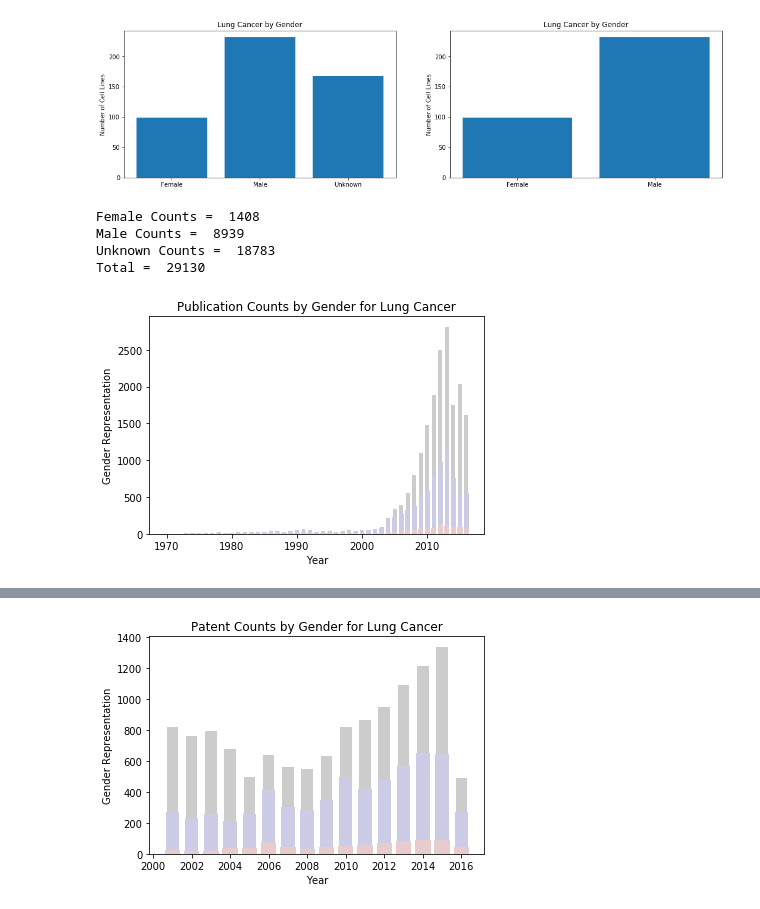
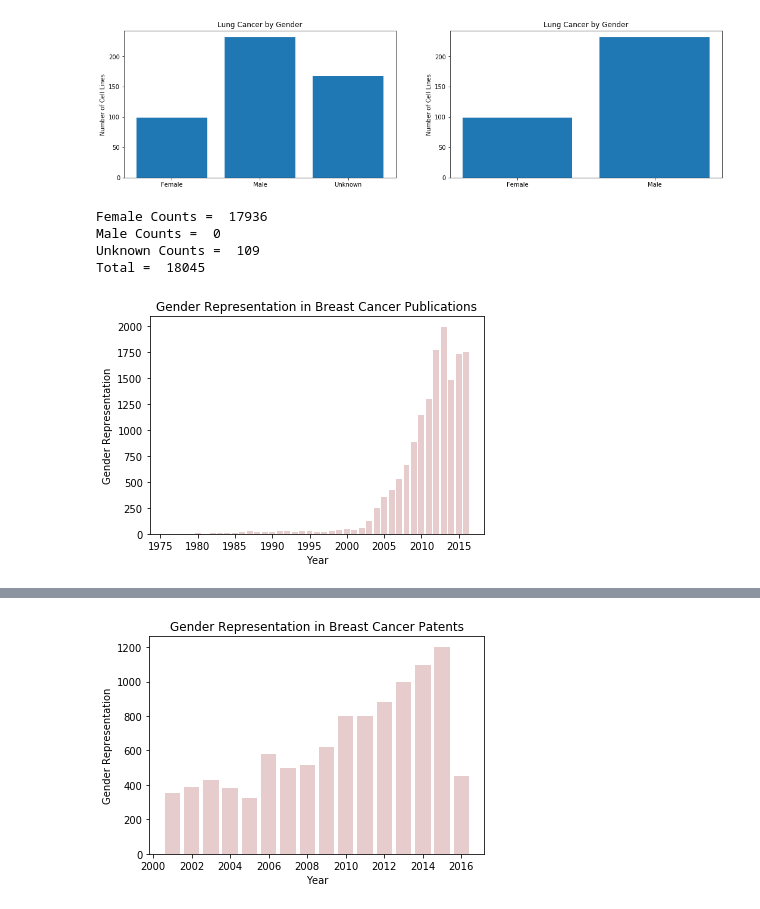
Before and after one commit to jesnyder/CellLines, a Jupyter notebook: Analysis/Analysis.ipynb, the cells around one changed output, grey strips where cells are left out. Drawn from its saved outputs; the diff is of its cells as text; code cells hidden in the pictures.

```diff
--- a/Analysis/Analysis.ipynb
+++ b/Analysis/Analysis.ipynb
@@ -684,67 +685,89 @@ def parse_data_count_gender(file, cancer_type):
     filename = os.path.join("Data", file)
 
     # Defining variables
-    data = [];
-    female = []; male = []; unknown = [];
-    female_per = []; male_per = []; unknown_per = [];
-    year_female = []; year_male = []; year_unknown = [];
-    count_female = 0; count_male = 0; count_unknown = 0;
+    data = [];  female = []; male = []; unknown = [];
+    year_female = []; year_male = []; year_unknown = []; year_sums = [];
+    count_female = 0; count_male = 0; count_unknown = 0; count_all = 0; year_count = 0;
 
+    # Open and read the data from the file
     f = open(filename,'r')
     for line in f: data.append(line)
     f.close()
 
+    # Find the first year in the dataset
+    years=[];
+    for i in range(len(data)):
+        x1,x2,x3,x4,x5 = data[i].split(",")
+        if i > 0:
+            x4 = int(x4)
+            years.append(x4);
+
+    # Create list of all years
+    year_list = [min(years)]
+    while year_list[-1] <= max(years):
+            a = year_list[-1]
+            year_list.append(a+1)
+    year_list = [int(min(years))];
+
+    # Sort the data into lists for each gender
     for i in range(len(data)):
         x1,x2,x3,x4,x5 = data[i].split(",")
 
         if x3 == cancer_type:
+            # Change the data read in as strings to int
             x1 = int(x1); x2 = int(x2); x4 = int(x4); x5 = int(x5);
 
+            if x4 == year_list[-1]:
+                year_count = year_count+x5;
+            else:
+                year_list.append(x4);
+                year_sums.append(year_count);
+                year_count = x5;
+
             if x1 == 3:
-                unknown.append(x5)
-                year_unknown.append(x4)
-                count_unknown = count_unknown + x5
+                unknown.append(x5); year_unknown.append(x4); count_unknown = count_unknown + x5;
+            if x1 == 1:
+                female.append(x5); year_female.append(x4); count_female = count_female + x5;
+            if x1 == 2:
+                male.append(x5); year_male.append(int(x4)); count_male = count_male + x5;
 
-            if x1 == 1:
-                female.append(x5)
-                year_female.append(x4)
-                count_female = count_female + x5
-
-            if x1 == 2:
-                male.append(x5)
-                year_male.append(int(x4))
-                count_male = count_male + x5
-
+    #Print out the counts
     print("Female Counts = ", count_female)
     print("Male Counts = ", count_male)
     print("Unknown Counts = ", count_unknown)
     print("Total = ", count_female + count_male + count_unknown)
 
     return(female, year_female, male, year_male, unknown, year_unknown)
 
 def parse_counts_gender(source_filename, cancer_type, title):
 
     female, year_female, male, year_male, unknown, year_unknown \
     = parse_data_count_gender(source_filename, cancer_type)
 
-    plt.bar(year_unknown, unknown, color=[.8, .8, .8], width=.6, label = 'Unknown')
-    plt.bar(year_male, male, color=[.8, .8, .9], width=.7, label = 'Male')
-    plt.bar(year_female, female, color=[.9, .8, .8], width=.8, label = 'Female')
+    plt.bar(year_unknown, unknown, color=[.8, .8, .8], width=.6)
+    plt.bar(year_male, male, color=[.8, .8, .9], width=.7 )
+    plt.bar(year_female, female, color=[.9, .8, .8], width=.8)
 
     plt.title(title)
     plt.xlabel('Year');
     plt.ylabel('Gender Representation');
 
     saved_filename = os.path.join("Figures", title + '.jpg')
     plt.savefig(saved_filename, bbox_inches='tight')
     plt.show()
 
 
-parse_counts_gender("v01_PuCo.csv", "4", "Publication Counts by Gender for Lung Cancer")
-parse_counts_gender("v01_PaCo.csv", "4", "Patent Counts by Gender for Lung Cancer")
+parse_counts_gender("v01_PuCo.csv", "2", "Gender Representation in Breast Cancer Publications")
+parse_counts_gender("v01_PaCo.csv", "2", "Gender Representation in Breast Cancer Patents")
+
+parse_counts_gender("v01_PuCo.csv", "3", "Gender Representation in Prostate Cancer Publications")
+parse_counts_gender("v01_PaCo.csv", "3", "Gender Representation in Prostate Cancer Patents")
+
+parse_counts_gender("v01_PuCo.csv", "4", "Gender Representation in Lung Cancer Publications")
+parse_counts_gender("v01_PaCo.csv", "4", "Gender Representation in Lung Cancer Patents")
 # %% [output]
-Female Counts =  1408
-Male Counts =  8939
-Unknown Counts =  18783
-Total =  29130
+Female Counts =  17936
+Male Counts =  0
+Unknown Counts =  109
+Total =  18045
-[figure, old version]
+[figure, new version]
@@ -755 +778 @@ Total =  23319
-[figure, old version]
+[figure, new version]
```
Also changed, not shown: parts of 3 cells of this notebook, 4 other files.
